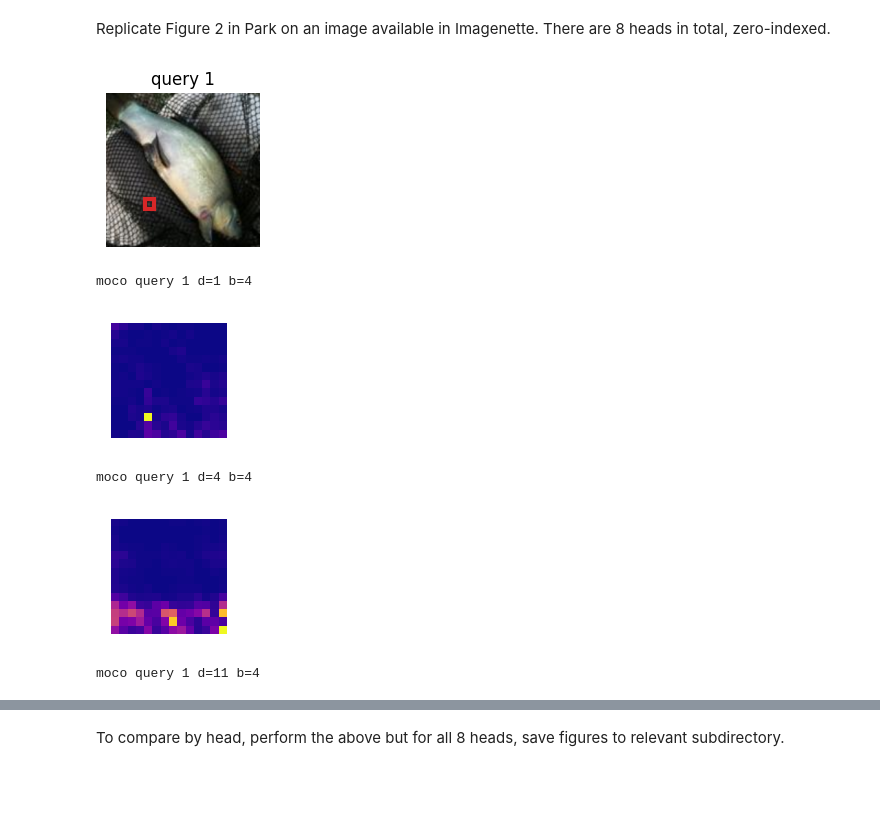
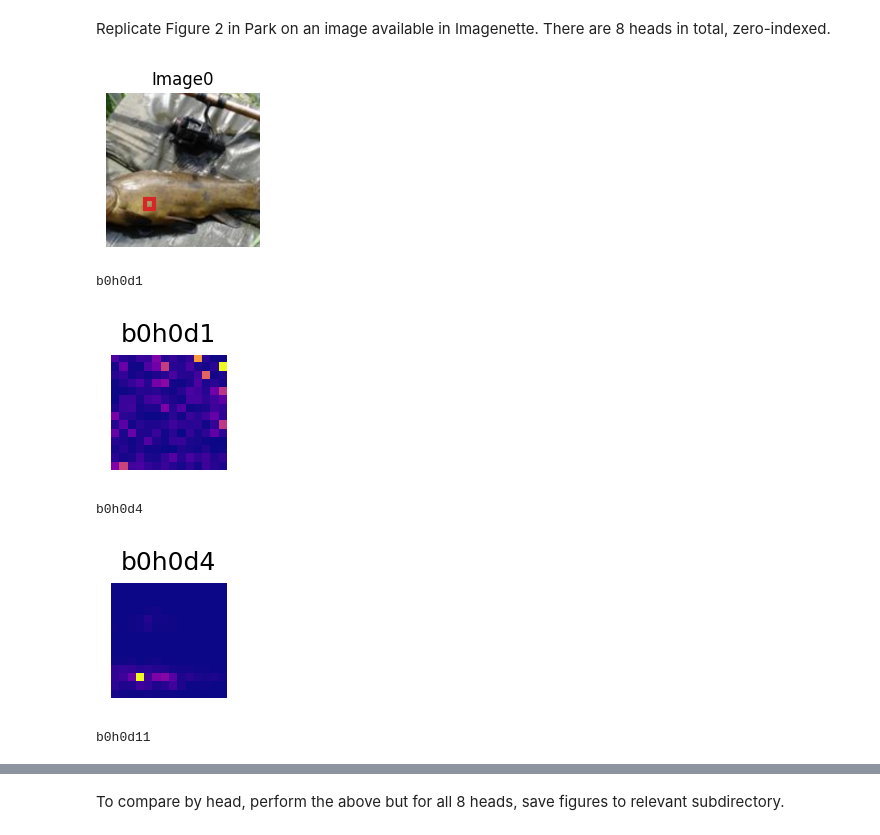
Before and after one commit to TimMondorf/ATDL, a Jupyter notebook: HA3.ipynb, the cells around one changed output, grey strips where cells are left out. Saved outputs shown, nothing was run; the diff lists cells and outputs as text; code cells hidden in the pictures; blank space fills up the shorter version.

```diff
--- a/HA3.ipynb
+++ b/HA3.ipynb
@@ -220,66 +221,73 @@ def visualize_attn(fig, ax, namo, attns, batch, i, j, depth, head):
     attn = attn[1:,1:]  # drop cls token
     attn = attn / attn.sum(dim=-1, keepdim=True)  # normalize
     attn = attn[j * 14 + i]
     attn = attn.reshape([14, 14])
     fig, ax = plt.subplots(1, 1, figsize=(1, 1), dpi=150)
-
-    fig.set_title(namo)
+    plt.title(namo)
     ax.imshow(attn, cmap="plasma", )
     ax.set_xticks([])
     ax.set_yticks([])
     ax.set_axis_off()
     fig.savefig(namo+".jpg")
     plt.show()
     plt.close()
     return attn
 
-
 ####This visualization demonstrates that the self-attentions of CL (MoCo) generally captures global relationships and objects. However, they tend to produce homogeneous attention maps for all query tokens and heads, particularly when compared to MIM. In contrast, the self-attentions of MIM (SimMIM) primarily focus on localized areas.
 
 os.chdir('/content/drive/MyDrive/Colab Notebooks/ATDL/HA3/blhfiles')
 for filename in os.listdir():
   os.remove(filename)
 class Image:
     def __init__(self):
-        self.heads = []
+      self.heads = []
+
+    def report(self):
+      print(f"this image has {str(len(self.heads))} heads", end=" ")
 
 class Head:
     def __init__(self):
-        self.layers = []
+      self.layers = []
+
+    def report(self):
+      print(f"this head has {str(len(self.layers))} layers", end = " ")
 
 images = []
 
 for batch in range(16):
-    img = Image()
-    for head in range(8):
-        hd = Head()
-        tuplo = (4,11)
-        coord_x, coord_y = tuplo
-        token_name = "Image"+str(batch)
-        mark_token(token_name, ax, xs, batch=batch, i=coord_x, j=coord_y, color='tab:red')
-        model = model_moco
-        for d_index in range (3):
-            depth = [1, 4, 11][d_index]
-            namo = "b"+str(batch)+"h"+str(head)+"d"+str(depth)
-            print(namo)
-            xs, ys = next(iter(dataset_test))
-            with torch.no_grad():
-                xs = xs.cuda()
-                _, _, attns, _ = model(xs)
-            data = visualize_attn(fig, ax, namo, attns, batch=batch, i=coord_x, j=coord_y, depth=depth, head=head)
-            print(type(data), end=" ")
-            print(data.shape, end=" ")
-            hd.layers.append(data)
-        img.heads.append(hd)
-    images.append(img)
-    print("\n")
-
-pickle.dump(images, "images.pickle")
+  img = Image()
+  tuplo = (4,11)
+  coord_x, coord_y = tuplo
+  token_name = "Image"+str(batch)
+  mark_token(token_name, ax, xs, batch=batch, i=coord_x, j=coord_y, color='tab:red')
+  for head in range(8):
+    hd = Head()
+    model = model_moco
+    for d_index in range (3):
+      depth = [1, 4, 11][d_index]
+      namo = "b"+str(batch)+"h"+str(head)+"d"+str(depth)
+      print(namo)
+      xs, ys = next(iter(dataset_test))
+      with torch.no_grad():
+          xs = xs.cuda()
+          _, _, attns, _ = model(xs)
+      data = visualize_attn(fig, ax, namo, attns, batch=batch, i=coord_x, j=coord_y, depth=depth, head=head)
+      ##print(type(data), end=" ")
+      ##print(data.shape, end=" ")
+      hd.layers.append(data)
+    ##hd.report()
+    img.heads.append(hd)
+  img.report()
+  images.append(img)
+  print("\n")
+print(f"there are {str(len(images))} images in the dataset")
+with open("images.pickle", "wb") as f:
+  pickle.dump(images, f)
 os.chdir('/content/drive/MyDrive/Colab Notebooks/ATDL/HA3')
 # %% [output]
-[figure, old version]
+[figure, new version]
-moco query 1 d=1 b=4
+b0h0d1
-[figure, old version]
+[figure, new version]
-moco query 1 d=4 b=4
+b0h0d4
-[figure, old version]
+[figure, new version]
-moco query 1 d=11 b=4
+b0h0d11
```
Also changed, not shown: parts of 9 cells of this notebook.
